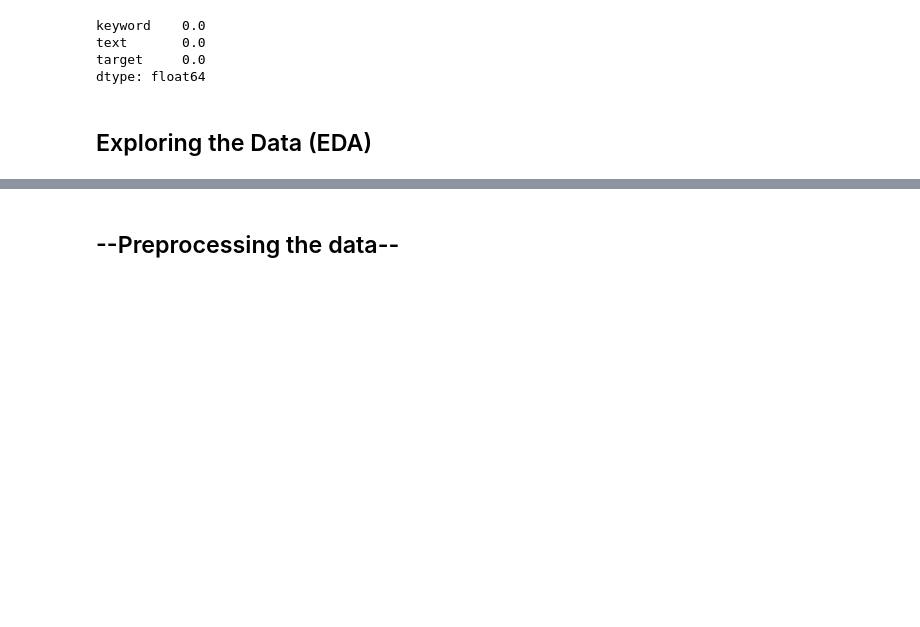
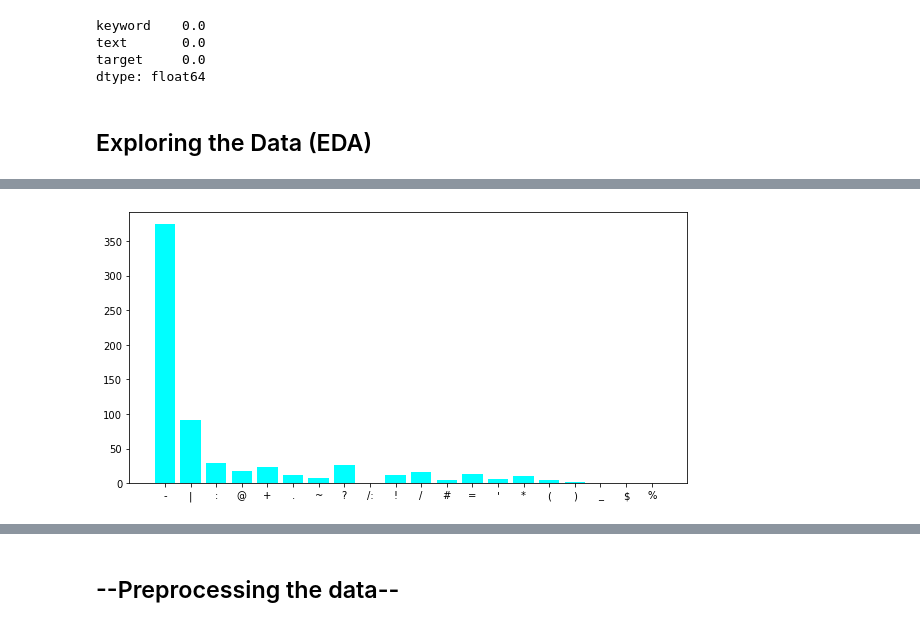
Before and after one commit to sa616473/real_or_not, a Jupyter notebook: notebooks/Untitled.ipynb, the cells around one changed output, grey strips where cells are left out. Drawn from its saved outputs; the diff is of its cells as text; code cells hidden in the pictures; blank space fills up the shorter version.

```diff
--- a/notebooks/Untitled.ipynb
+++ b/notebooks/Untitled.ipynb
@@ -120,0 +137,12 @@ vs.word_cloud(tweet_data)
+# %%
+def create_corpus(target):
+    corpus = []
+    for words in tweet_data[tweet_data['target'] == target]['text'].str.split():
+        for word in words:
+            corpus.append(word)
+    return corpus
+# %%
+corpus = create_corpus(0)
+vs.punctuations(corpus)
+# %% [output]
+[figure, added]
```
Also changed, not shown: parts of 63 cells of this notebook, 39 other files.
